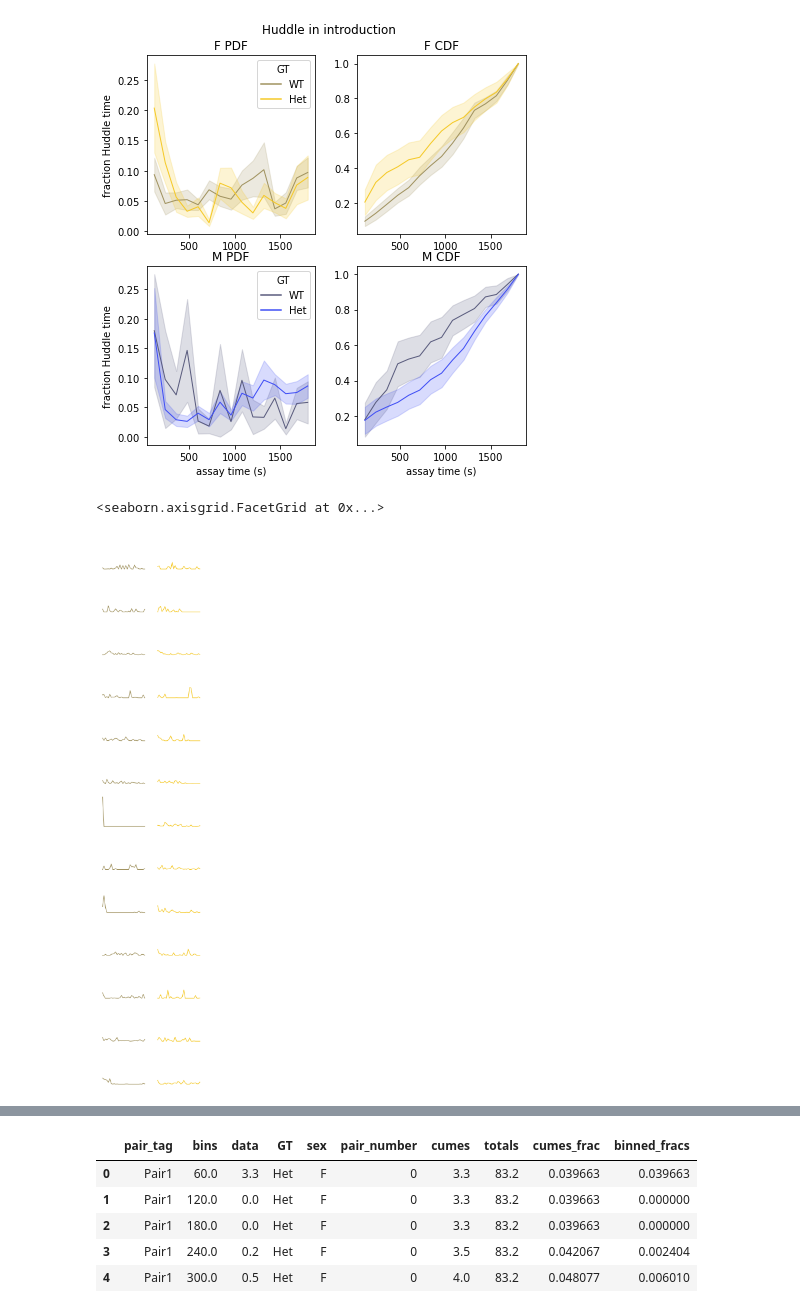
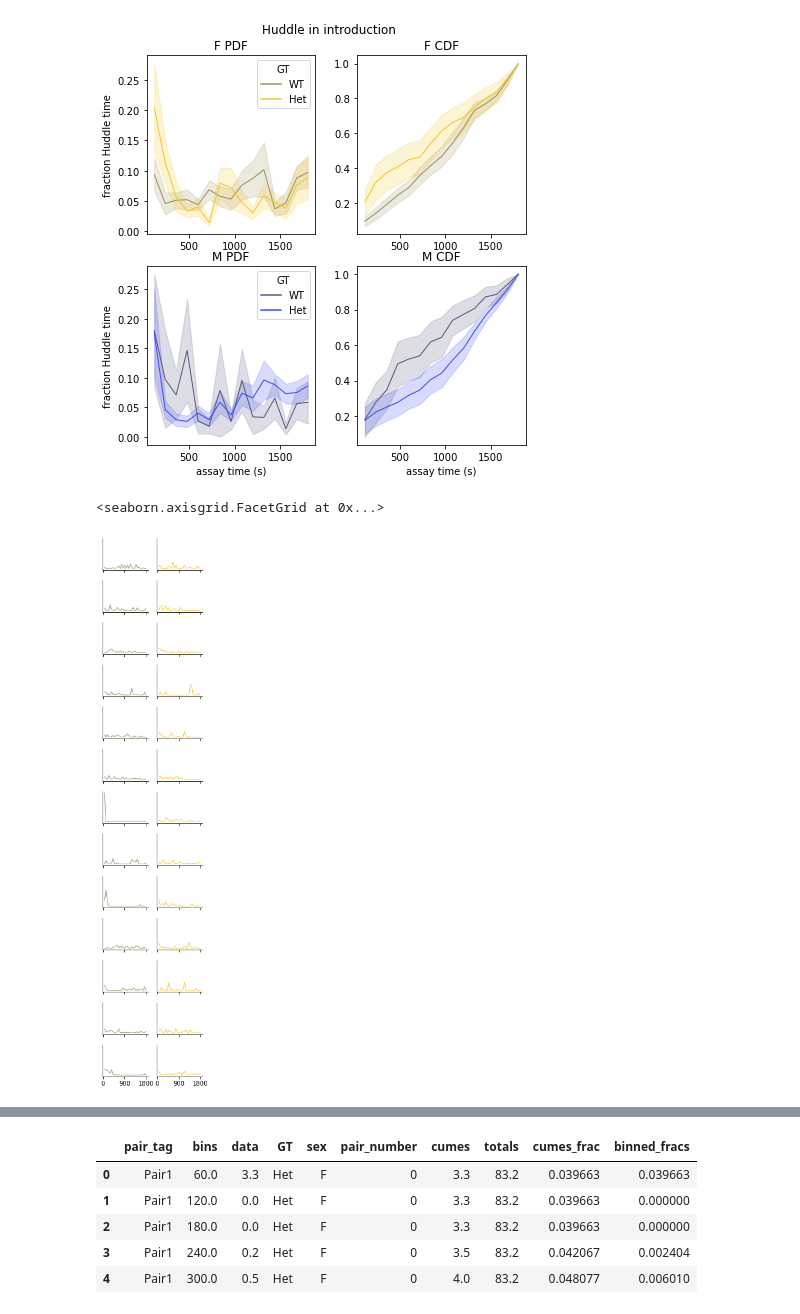
Before and after one commit to nhoglen/scn2a-paper-GWJSNH-code, a Jupyter notebook: 240820_pipeline_revisedCDFs.ipynb, the cells around one changed output, grey strips where cells are left out. Drawn from its saved outputs; the diff is of its cells as text; code cells hidden in the pictures.

```diff
--- a/240820_pipeline_revisedCDFs.ipynb
+++ b/240820_pipeline_revisedCDFs.ipynb
@@ -194,6 +200,10 @@ for i,sx in enumerate(sexes):
     ax[i,0].set_title(f'{sx} PDF')
     ax[i,1].set_title(f'{sx} CDF')
     g.get_legend().remove()
+    sns.despine(ax=ax[0,0],top=True,right=True)
+    sns.despine(ax=ax[0,1],top=True,right=True)
+    sns.despine(ax=ax[1,0],top=True,right=True)
+    sns.despine(ax=ax[1,1],top=True,right=True)
 
 
     if i>0:
@@ -215,34 +225,34 @@ assaylen = 1800
 
 trim = data[np.logical_and(data.behavior==behavior,data.assay==assay)]
 binned = bin_and_cume(trim,assaylen,bsize)
 binned['binned_fracs'] = binned.data/binned.totals
 
-sexfilt = binned[binned.sex==sex]
+sexfilt = binned[binned.sex==sx]
 
 if sx == 'F':
     upal = fpal
 else:
     upal = mpal
 
 g = sns.relplot(
     data=sexfilt,
     x="bins", y="binned_fracs", row='pair_number',col="GT", hue="GT",
     kind="line", palette=upal, linewidth=1, # zorder=5,
     height=1, aspect=1.5, legend=False,
 )
 
 g.set_titles("")
 g.set_axis_labels("")
 g.tight_layout()
 
 # g.refline(y=0, linewidth=2, linestyle="-", color=None, clip_on=False)
 
 # g.figure.subplots_adjust(hspace=-.1)
 
 # # Remove axes details that don't play well with overlap
 # g.set_titles("")
-g.set(yticks=[], ylabel="",xticks=[])
-g.despine(bottom=True, left=True)
+g.set(yticks=[], ylabel="",xticks=[0,900,1800])
+# g.despine(bottom=True, left=True)
 # %% [output]
 <seaborn.axisgrid.FacetGrid at 0x...>
-[figure, old version]
+[figure, new version]
```
Also changed, not shown: parts of 13 cells of this notebook.
